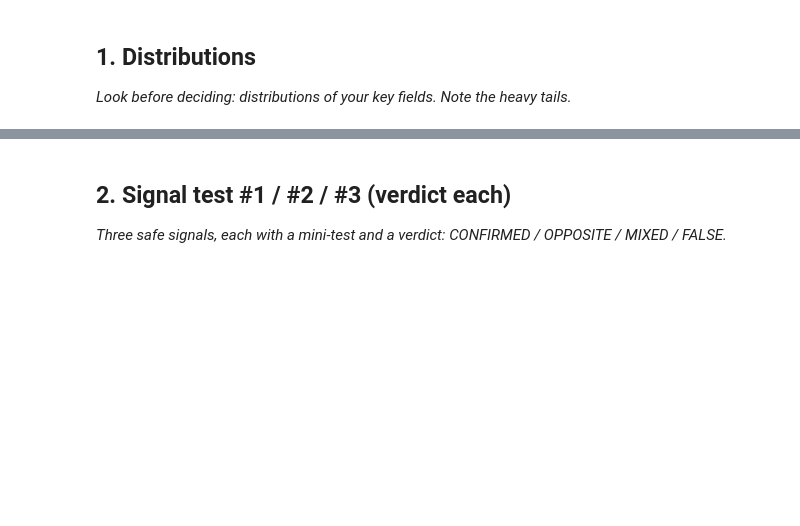
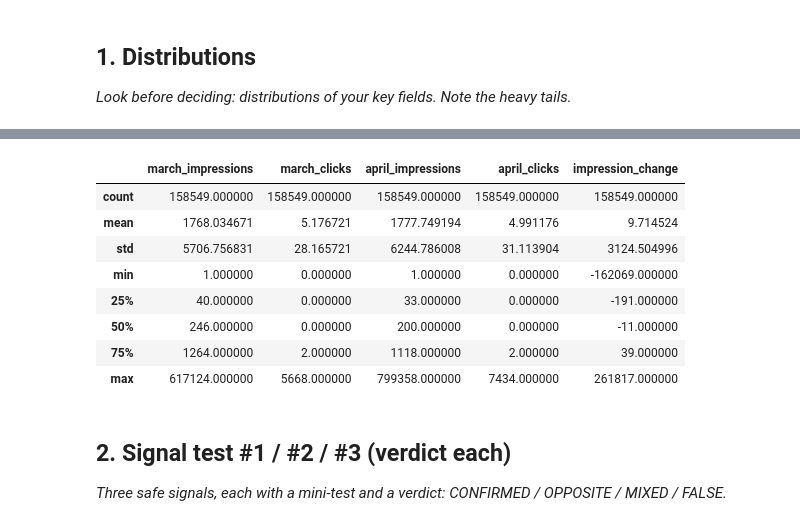
Before and after one commit to lakeshkumarkhatri/flyrank-ml, a Jupyter notebook: work/notebooks/w04_signal_audit.ipynb, the cells around one changed output, grey strips where cells are left out. Cells and saved outputs as stored; diff of their text form; code cells hidden in the pictures; blank space fills up the shorter version.

Commit message:
Save Week 4 signal audit outputs

```diff
--- a/work/notebooks/w04_signal_audit.ipynb
+++ b/work/notebooks/w04_signal_audit.ipynb
@@ -6,3 +6,23 @@
 This skeleton is yours to fill. Work the sections **in order** — each one has a one-line hint. Simple words, honest numbers.
 
 > Working with an AI assistant? Tell it to read `skills/README.md` first and load the one skill this assignment names on its card.
+# %%
+from google.colab import userdata
+import duckdb
+
+HF_TOKEN = userdata.get("HF_TOKEN")
+
+con = duckdb.connect()
+
+con.execute("INSTALL httpfs")
+con.execute("LOAD httpfs")
+
+con.execute(f"""
+    CREATE OR REPLACE SECRET hf_secret (
+        TYPE HUGGINGFACE,
+        TOKEN '{HF_TOKEN}'
+    )
+""")
+
+print("Token loaded:", HF_TOKEN is not None)
+print("DuckDB connected to Hugging Face")
@@ -15,0 +36,57 @@ This skeleton is yours to fill. Work the sections **in order** — each one has
+# %%
+import pandas as pd
+import matplotlib.pyplot as plt
+
+# March and April performance by content item
+march = con.sql("""
+    SELECT
+        client_hash_id,
+        content_hash_id,
+        SUM(gsc_impressions) AS march_impressions,
+        SUM(gsc_clicks) AS march_clicks
+    FROM read_parquet(
+        'hf://datasets/FlyRank/internship-warehouse/fact_content_daily_performance/month=2026-03/*.parquet'
+    )
+    WHERE gsc_data_available
+    GROUP BY client_hash_id, content_hash_id
+""").df()
+
+april = con.sql("""
+    SELECT
+        client_hash_id,
+        content_hash_id,
+        SUM(gsc_impressions) AS april_impressions,
+        SUM(gsc_clicks) AS april_clicks
+    FROM read_parquet(
+        'hf://datasets/FlyRank/internship-warehouse/fact_content_daily_performance/month=2026-04/*.parquet'
+    )
+    WHERE gsc_data_available
+    GROUP BY client_hash_id, content_hash_id
+""").df()
+
+signal_df = march.merge(
+    april,
+    on=["client_hash_id", "content_hash_id"],
+    how="inner"
+)
+
+signal_df["impression_change"] = (
+    signal_df["april_impressions"] - signal_df["march_impressions"]
+)
+
+print("DISTRIBUTIONS")
+print("=" * 50)
+print(f"Rows: {len(signal_df):,}")
+print(f"March impressions median: {signal_df['march_impressions'].median():.1f}")
+print(f"March impressions mean: {signal_df['march_impressions'].mean():.1f}")
+print(f"April impressions median: {signal_df['april_impressions'].median():.1f}")
+print(f"April impressions mean: {signal_df['april_impressions'].mean():.1f}")
+
+display(
+    signal_df[
+        ["march_impressions", "march_clicks",
+         "april_impressions", "april_clicks",
+         "impression_change"]
+    ].describe()
+)
+# %% [output]
@@ -16,3 +100,12 @@ This skeleton is yours to fill. Work the sections **in order** — each one has
+|  | march_impressions | march_clicks | april_impressions | april_clicks | impression_change |
+| count | 158549.000000 | 158549.000000 | 158549.000000 | 158549.000000 | 158549.000000 |
+| mean | 1768.034671 | 5.176721 | 1777.749194 | 4.991176 | 9.714524 |
+| std | 5706.756831 | 28.165721 | 6244.786008 | 31.113904 | 3124.504996 |
+| min | 1.000000 | 0.000000 | 1.000000 | 0.000000 | -162069.000000 |
+| 25% | 40.000000 | 0.000000 | 33.000000 | 0.000000 | -191.000000 |
+| 50% | 246.000000 | 0.000000 | 200.000000 | 0.000000 | -11.000000 |
+| 75% | 1264.000000 | 2.000000 | 1118.000000 | 2.000000 | 39.000000 |
+| max | 617124.000000 | 5668.000000 | 799358.000000 | 7434.000000 | 261817.000000 |
 # %% [markdown]
 ## 2. Signal test #1 / #2 / #3 (verdict each)
 
```
Also changed, not shown: parts of 12 cells of this notebook.
